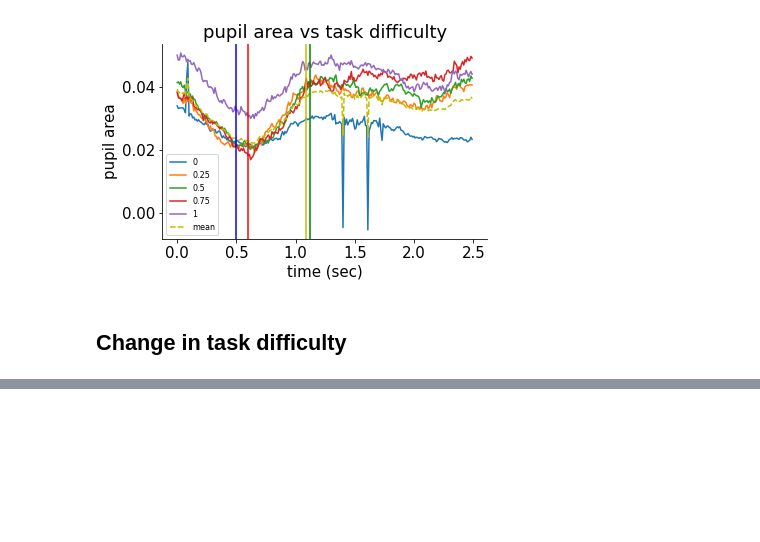
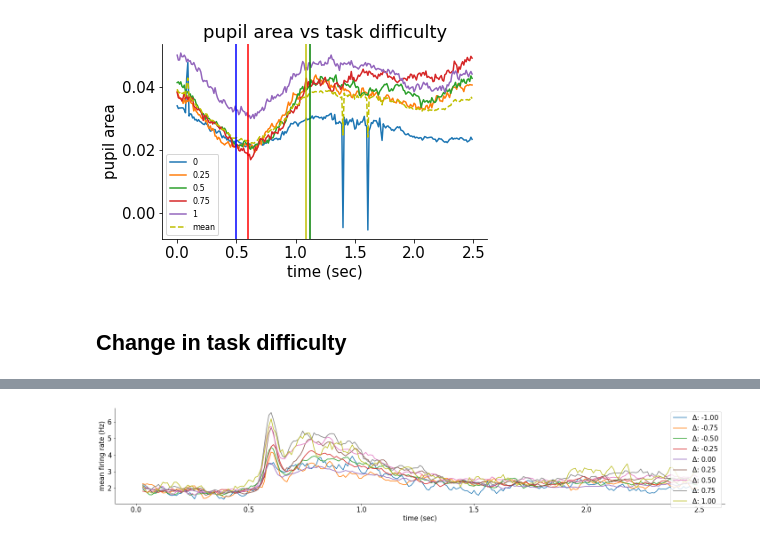
Before and after one commit to Y-Akihiro/NMA2020_decision-dino, a Jupyter notebook: ay_code/Steinmetz_trial_history_test_(1step).ipynb, the cells around one changed output, grey strips where cells are left out. Saved outputs shown, nothing was run; the diff lists cells and outputs as text; code cells hidden in the pictures; blank space fills up the shorter version.

```diff
--- a/ay_code/Steinmetz_trial_history_test_(1step).ipynb
+++ b/ay_code/Steinmetz_trial_history_test_(1step).ipynb
@@ -271,0 +279,12 @@ hide_toggle()
+# %%
+for i, value in enumerate(np.unique(dtdiff)):
+#     plt.plot(dat['spks'][:,dtdiff==value][barea==0].mean(axis=(0,1)), label=r'$\Delta$: %1.2f'%value) # barea = 0 for visual
+    plt.plot(dt * np.arange(NT), 1/dt * pd.Series(dat['spks'][:,dtdiff==value][barea==0].mean(axis=(0,1))).rolling(window=4).mean(),
+             label=r'$\Delta$: %1.2f'%value) # barea = 0 for visual
+
+plt.xlabel('time (sec)')
+plt.ylabel('mean firing rate (Hz)')
+plt.legend()
+plt.show()
+# %% [output]
+[figure, added]
```
Also changed, not shown: parts of 14 cells of this notebook.
